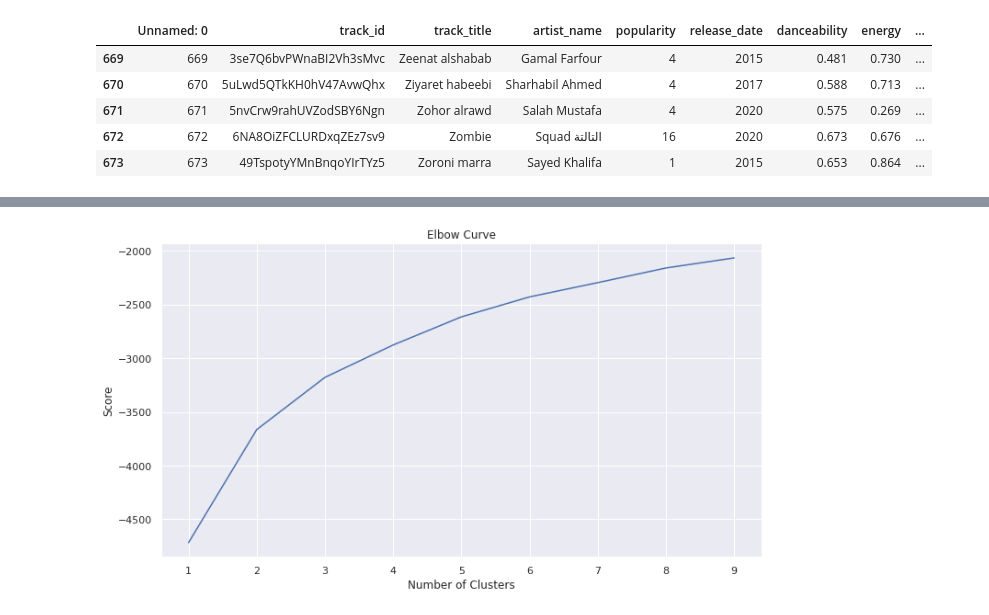
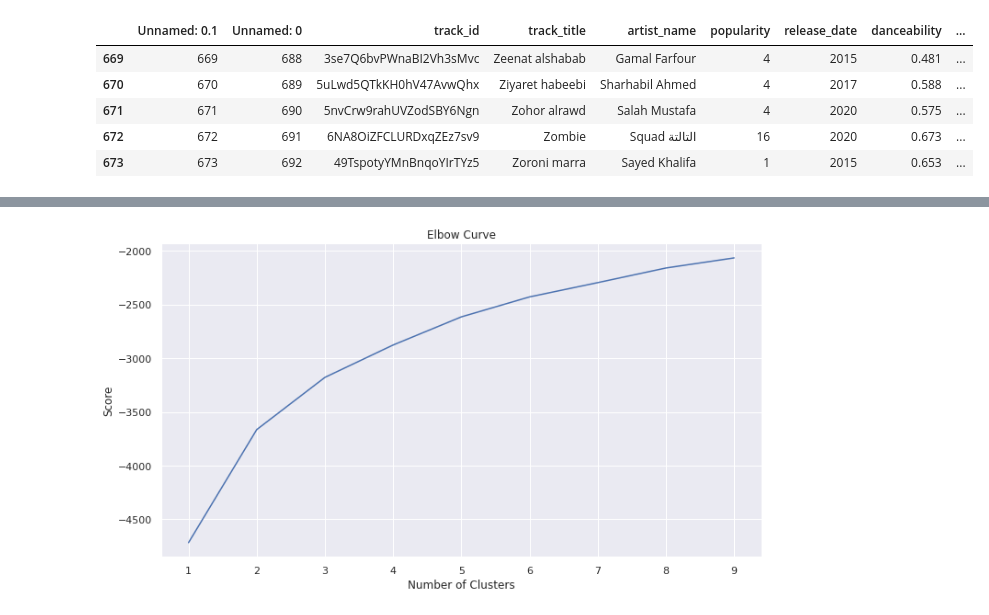
Before and after one commit to AsmaElmahi/Sudanese_music_clustering, a Jupyter notebook: Clustering Roadmap.ipynb, the cells around one changed output, grey strips where cells are left out. Drawn from its saved outputs; the diff is of its cells as text; code cells hidden in the pictures.

```diff
--- a/Clustering Roadmap.ipynb
+++ b/Clustering Roadmap.ipynb
@@ -163,17 +163,18 @@ class visualization:
         plt.show()
 # %%
 #define the file path
-file_path = "/home/asmaosman/Music/Thesis files/Data_Exploratory_csv/features/features_final.csv"
+file_path = "features_final.csv"
 # %%
 #Scale the data through using the scaler class
+'''Changed the code here to work with the music_data, I think it should be music_data.tail insted of df.tail'''
 data = data_scaler(file_path)
 music_data = data.df
-df.tail()
+music_data.tail()
 # %% [output]
-|  | Unnamed: 0 | track_id | track_title | artist_name | popularity | release_date | danceability | energy | ... |
-| 669 | 669 | 3se7Q6bvPWnaBI2Vh3sMvc | Zeenat alshabab | Gamal Farfour | 4 | 2015 | 0.481 | 0.730 | ... |
-| 670 | 670 | 5uLwd5QTkKH0hV47AvwQhx | Ziyaret habeebi | Sharhabil Ahmed | 4 | 2017 | 0.588 | 0.713 | ... |
-| 671 | 671 | 5nvCrw9rahUVZodSBY6Ngn | Zohor alrawd | Salah Mustafa | 4 | 2020 | 0.575 | 0.269 | ... |
-| 672 | 672 | 6NA8OiZFCLURDxqZEz7sv9 | Zombie | Squad التالتة | 16 | 2020 | 0.673 | 0.676 | ... |
-| 673 | 673 | 49TspotyYMnBnqoYIrTYz5 | Zoroni marra | Sayed Khalifa | 1 | 2015 | 0.653 | 0.864 | ... |
+|  | Unnamed: 0.1 | Unnamed: 0 | track_id | track_title | artist_name | popularity | release_date | danceability | ... |
+| 669 | 669 | 688 | 3se7Q6bvPWnaBI2Vh3sMvc | Zeenat alshabab | Gamal Farfour | 4 | 2015 | 0.481 | ... |
+| 670 | 670 | 689 | 5uLwd5QTkKH0hV47AvwQhx | Ziyaret habeebi | Sharhabil Ahmed | 4 | 2017 | 0.588 | ... |
+| 671 | 671 | 690 | 5nvCrw9rahUVZodSBY6Ngn | Zohor alrawd | Salah Mustafa | 4 | 2020 | 0.575 | ... |
+| 672 | 672 | 691 | 6NA8OiZFCLURDxqZEz7sv9 | Zombie | Squad التالتة | 16 | 2020 | 0.673 | ... |
+| 673 | 673 | 692 | 49TspotyYMnBnqoYIrTYz5 | Zoroni marra | Sayed Khalifa | 1 | 2015 | 0.653 | ... |
 # %%
```
Also changed, not shown: parts of 12 cells of this notebook.
